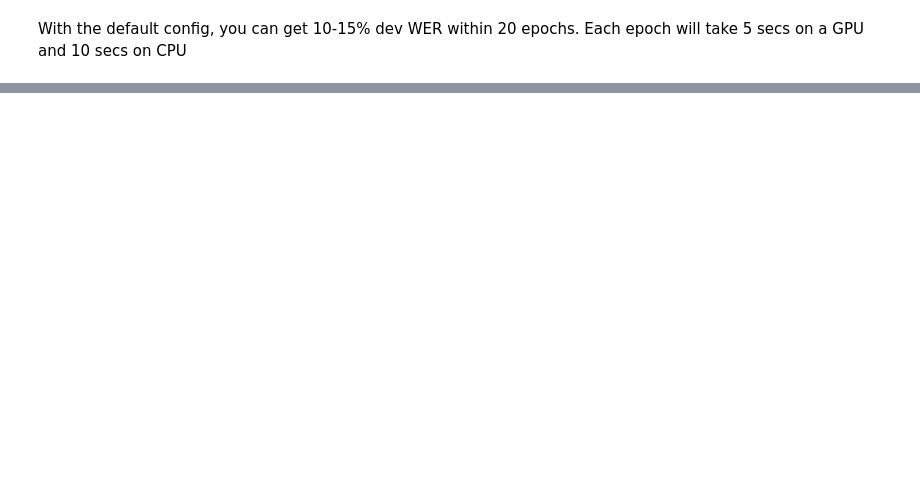
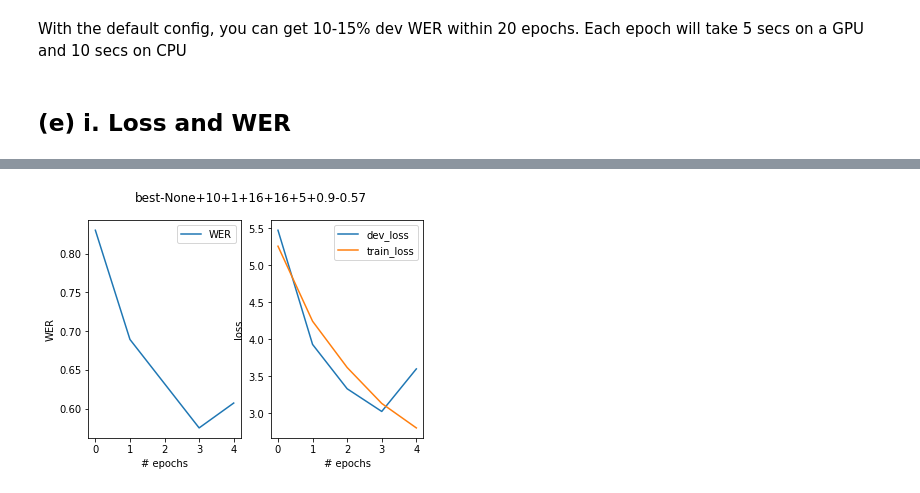
Before and after one commit to RuolinZheng08/ttic31110-speech-technologies, a Jupyter notebook: hw4_hybrid_rnn/hw4_rnn.ipynb, the cells around one changed output, grey strips where cells are left out. Cells and saved outputs as stored; diff of their text form; code cells hidden in the pictures; blank space fills up the shorter version.

```diff
--- a/hw4_hybrid_rnn/hw4_rnn.ipynb
+++ b/hw4_hybrid_rnn/hw4_rnn.ipynb
@@ -58,8 +63,12 @@ class Attention(nn.Module):
             ax = nn.functional.softmax(pax, dim=1)
             sx = torch.sum(eh * ax.unsqueeze(2), dim=1, keepdim=True)
         else:
-            pass
             # TODO: Modify the attention mechanism
+            pax = torch.empty(dhx.shape)
+            pax = self.v.forward(torch.tanh(self.W1.forward(eh) + self.W2.forward(dhx)))
+            ax = nn.functional.softmax(pax, dim=1).squeeze()
+            sx = torch.sum(eh * ax.unsqueeze(2), dim=1, keepdim=True)
+
         return sx, ax
 # %%
 def compute_wer(results):
@@ -181,0 +206,22 @@ for ep in range(opt_cfg["max_epochs"]):
+# %%
+def plot_wer_loss(best, plotting):
+    plt.suptitle(best)
+    plt.subplot(1, 2, 1)
+    plt.plot(plotting['WER'], label='WER')
+    plt.legend()
+    plt.xlabel('# epochs')
+    plt.ylabel('WER')
+    plt.subplot(1, 2, 2)
+    plt.plot(plotting['dev_loss'], label='dev_loss')
+    plt.plot(plotting['train_loss'], label='train_loss')
+    plt.legend()
+    plt.xlabel('# epochs')
+    plt.ylabel('loss')
+    plt.savefig('figures/' + best + '.png')
+    plt.show()
+# %% [markdown]
+## (e) i. Loss and WER
+# %%
+best, plotting = tune({})
+plot_wer_loss(best, plotting)
+# %% [output]
@@ -181,0 +235 @@ for ep in range(opt_cfg["max_epochs"]):
+[figure, added]
```
Also changed, not shown: parts of 10 cells of this notebook, 5 other files.
